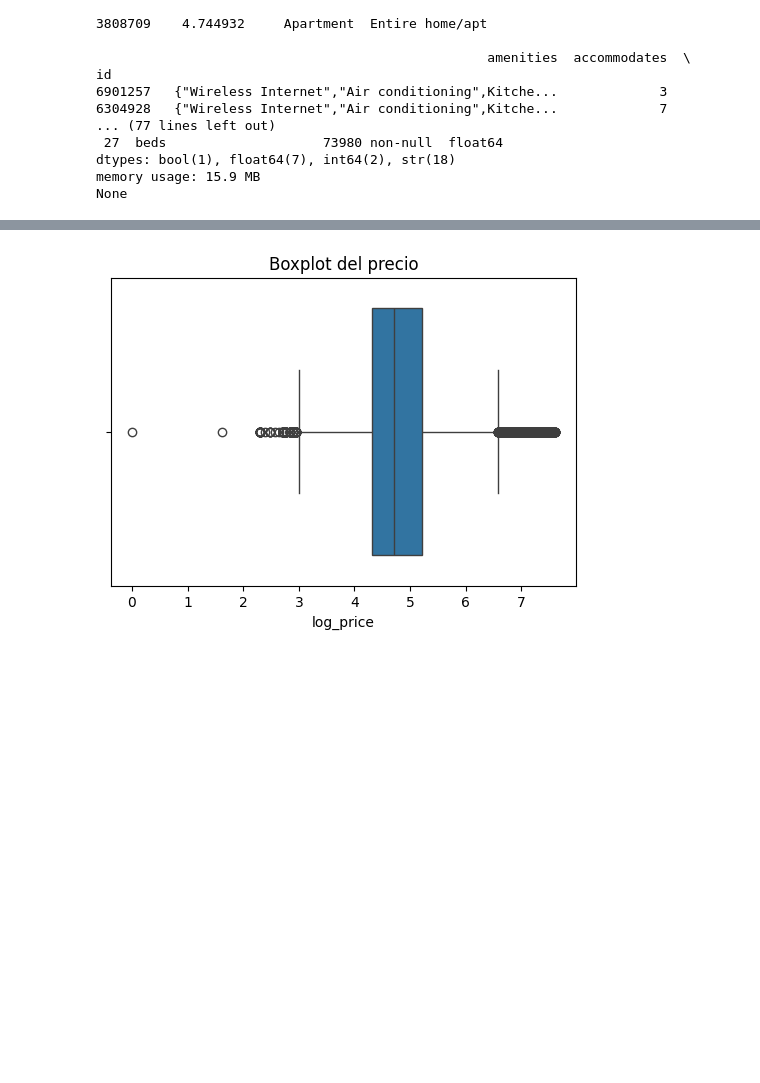
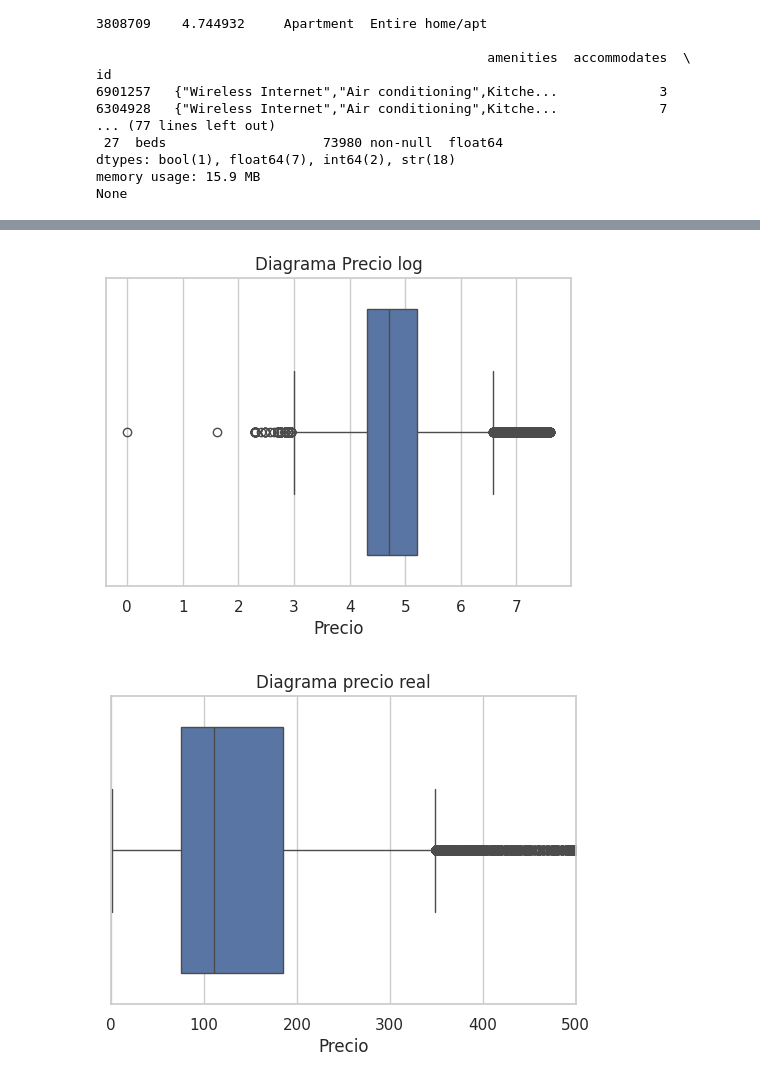
Before and after one commit to lupitaarpide/Ciencia-de-datos, a Jupyter notebook: Semana3/Proyecto/Avance/Analisis_EDA.ipynb, the cells around one changed output, grey strips where cells are left out. Cells and saved outputs as stored; diff of their text form; code cells hidden in the pictures; blank space fills up the shorter version.

```diff
--- a/Semana3/Proyecto/Avance/Analisis_EDA.ipynb
+++ b/Semana3/Proyecto/Avance/Analisis_EDA.ipynb
@@ -64,8 +74,24 @@ Name: log_price, dtype: float64
 # %%
 plt.figure(figsize=(6,4))
 sns.boxplot(x=df["log_price"])
-plt.title("Boxplot del precio")
-plt.savefig("./Visualizaciones/Boxplot.png")
+
+plt.title("Diagrama Precio log")
+plt.xlabel("Precio")
+plt.savefig("./Visualizaciones/Diagrama_precio_log.png")
 plt.show()
+
+precio_real = np.exp(df["log_price"])
+
+plt.figure(figsize=(6,4))
+sns.boxplot(x=precio_real)
+
+plt.title("Diagrama precio real")
+plt.xlabel("Precio")
+
+plt.xlim(0, 500)
+
+plt.savefig("./Visualizaciones/Diagrama_precio_real.png")
+plt.show()
 # %% [output]
-[figure, old version]
+[figure, new version]
+[figure, added]
```
Also changed, not shown: parts of 11 cells of this notebook.
